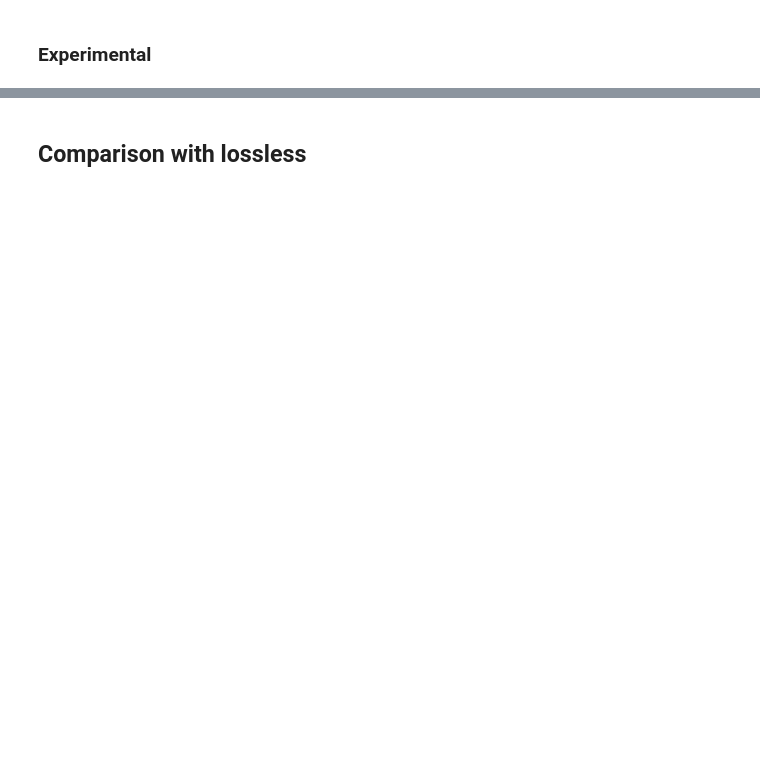
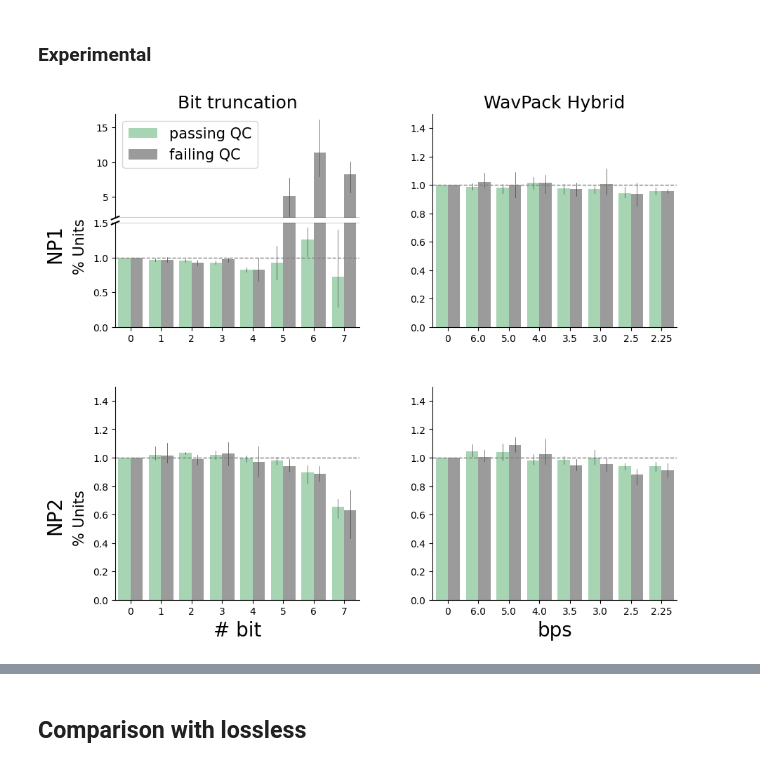
Before and after one commit to AllenNeuralDynamics/aind-capsule-ephys-compression-results, a Jupyter notebook: code/lossy.ipynb, the cells around one changed output, grey strips where cells are left out. Drawn from its saved outputs; the diff is of its cells as text; code cells hidden in the pictures; blank space fills up the shorter version.

```diff
--- a/code/lossy.ipynb
+++ b/code/lossy.ipynb
@@ -57,6 +57,8 @@ for probe, probe_name in probe_names.items():
     res_sim_wfs.loc[res_sim_wfs.query(f"probe == '{probe}'").index, "probe"] = probe_name
     res_exp.loc[res_exp.query(f"probe == '{probe}'").index, "probe"] = probe_name
 probes = ["NP1", "NP2"]
+# %%
+res_exp = res_exp.drop_duplicates()
 # %%
 bit_cmap = plt.get_cmap("Purples_r")
 wv_cmap = plt.get_cmap("Greens_r")
@@ -617,7 +651,10 @@ if save_fig:
 # %%
 fig_12 = plt.figure(figsize=figsize_multi_2rows)
 
-color = "Set1"
+color = {
+    "passing QC": [159/255, 221/255, 177/255],
+    "failing QC": [155/255, 155/255, 155/255]
+}
 
 gs = fig_12.add_gridspec(9, 2, hspace=0.1, wspace=0.3)
 ax11_top = fig_12.add_subplot(gs[:2, 0])
@@ -649,9 +686,9 @@ for probe in probes:
         n_bit_good_units_0 = res_bit_0["n_curated_good_units"].values[0]
         n_bit_bad_units_0 = res_bit_0["n_curated_bad_units"].values[0]
 
-        res_bit_probe.loc[res_bit_session.index, "% passing units"] = \
+        res_bit_probe.loc[res_bit_session.index, "passing QC"] = \
                 res_bit_session["n_curated_good_units"] / n_bit_good_units_0
-        res_bit_probe.loc[res_bit_session.index, "% failing units"] = \
+        res_bit_probe.loc[res_bit_session.index, "failing QC"] = \
                 res_bit_session["n_curated_bad_units"] / n_bit_bad_units_0
 
     for session in np.unique(res_wv_probe.session):
@@ -660,22 +697,22 @@ for probe in probes:
         n_wv_good_units_0 = res_wv_0["n_curated_good_units"].values[0]
         n_wv_bad_units_0 = res_wv_0["n_curated_bad_units"].values[0]
 
-        res_wv_probe.loc[res_wv_session.index, "% passing units"] = \
+        res_wv_probe.loc[res_wv_session.index, "passing QC"] = \
                 res_wv_session["n_curated_good_units"] / n_wv_good_units_0
-        res_wv_probe.loc[res_wv_session.index, "% failing units"] = \
+        res_wv_probe.loc[res_wv_session.index, "failing QC"] = \
                 res_wv_session["n_curated_bad_units"] / n_wv_bad_units_0
 
     # bit truncation
     df_bit = pd.melt(res_bit_probe, id_vars='factor', var_name='Type', value_name='Units',
-                     value_vars=('% passing units', '% failing units'))
+                     value_vars=('passing QC', 'failing QC'))
     if probe == "NP1" and row == 0:
         ax_split = axs[row][0]
         ax_bottom = ax_split[0]
         ax_top = ax_split[1]
         sns.barplot(x='factor', y='Units', hue='Type', data=df_bit,
-                    order=bit_order, ax=ax_top, palette=color)
+                    order=bit_order, ax=ax_top, palette=color, errwidth=0.5)
         sns.barplot(x='factor', y='Units', hue='Type', data=df_bit,
-                    order=bit_order, ax=ax_bottom, palette=color)
+                    order=bit_order, ax=ax_bottom, palette=color, errwidth=0.5)
         ax_top.set_ylim(bottom=top_lim)
         ax_top.axhline(top_lim, ls="-", color="k", alpha=0.2)
         ax_top.set_xticks([])
@@ -696,48 +733,49 @@ for probe in probes:
         ax_bottom.plot((-d, +d), (1 - d, 1 + d), **kwargs)
 
         ax_top.get_legend().remove()
-        ax_bottom.axhline(100, color="grey", ls="--", lw=1)
         ax_bottom.set_xticklabels(bit_labels)
         ax_top.set_xlim(xlim_bit)
         ax = ax_bottom
     else:
         ax = axs[row][0]
         sns.barplot(x='factor', y='Units', hue='Type', data=df_bit,
-                    order=bit_order, ax=ax, palette=color)
+                    order=bit_order, ax=ax, palette=color, errwidth=0.5)
         ax.set_xticklabels(bit_labels)
 
     ax.get_legend().remove()
     ax.set_ylabel("")
     ax.set_xlabel("")
     ax.set_xlim(xlim_bit)
     ax.set_ylim(ylim)
     n_good_lossless = 1
-    ax.axhline(n_good_lossless, color="grey", ls="--", lw=2)
+    ax.axhline(n_good_lossless, color="grey", ls="--", lw=1)
 
     ax = axs[row][1]
     df_wv = pd.melt(res_wv_probe, id_vars='factor', var_name='Type', value_name='Units',
-                    value_vars=('% passing units', '% failing units'))
+                    value_vars=('passing QC', 'failing QC'))
     sns.barplot(x='factor', y='Units', hue='Type', data=df_wv,
-                order=wv_order, ax=ax, palette=color)
+                order=wv_order, ax=ax, palette=color, errwidth=0.5)
     ax.set_ylabel("")
     ax.set_xlabel("")
     ax.set_ylim(ylim)
-    ax.axhline(n_good_lossless, color="grey", ls="--")
+    ax.axhline(n_good_lossless, color="grey", ls="--", lw=1)
     ax.get_legend().remove()
 
 
 ax11_top.set_title("Bit truncation", fontsize=18)
 ax12.set_title("WavPack Hybrid", fontsize=18)
 ax21.set_xlabel("# bit")
 ax22.set_xlabel("bps")
 ax11_top.legend(fontsize=15, loc=2)
 
 axs = np.array([ax12, ax21, ax22])
 
 prettify_axes(axs, label_fs=20)
 
 fig_12.subplots_adjust(left=0.1)
 _ = fig_12.text(0.04, 0.63, "% Units", transform=fig_12.transFigure, rotation=90, fontsize=15)
 _ = fig_12.text(0.04, 0.2, "% Units", transform=fig_12.transFigure, rotation=90, fontsize=15)
 _ = fig_12.text(0, 0.65, "NP1", transform=fig_12.transFigure, rotation=90, fontsize=20)
 _ = fig_12.text(0, 0.22, "NP2", transform=fig_12.transFigure, rotation=90, fontsize=20)
+# %% [output]
+[figure, added]
```
Also changed, not shown: parts of 11 cells of this notebook, 3 other files.
